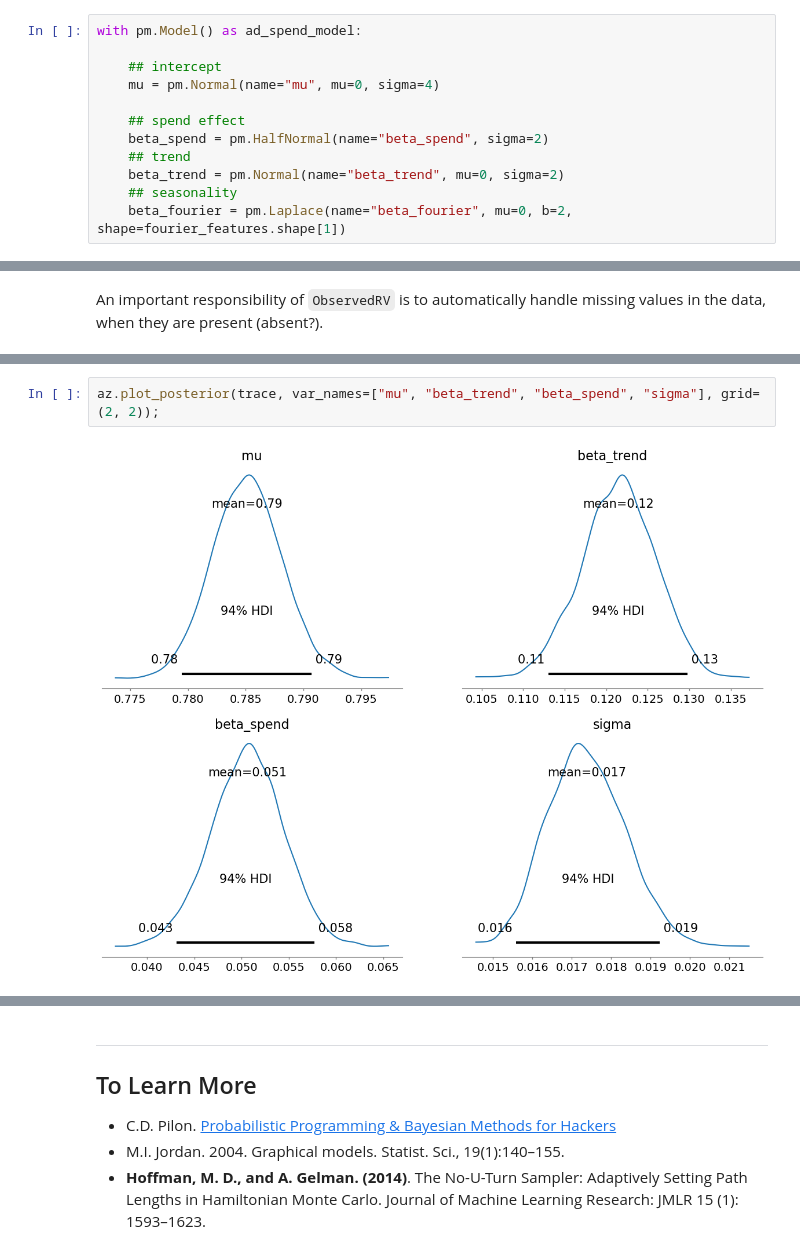
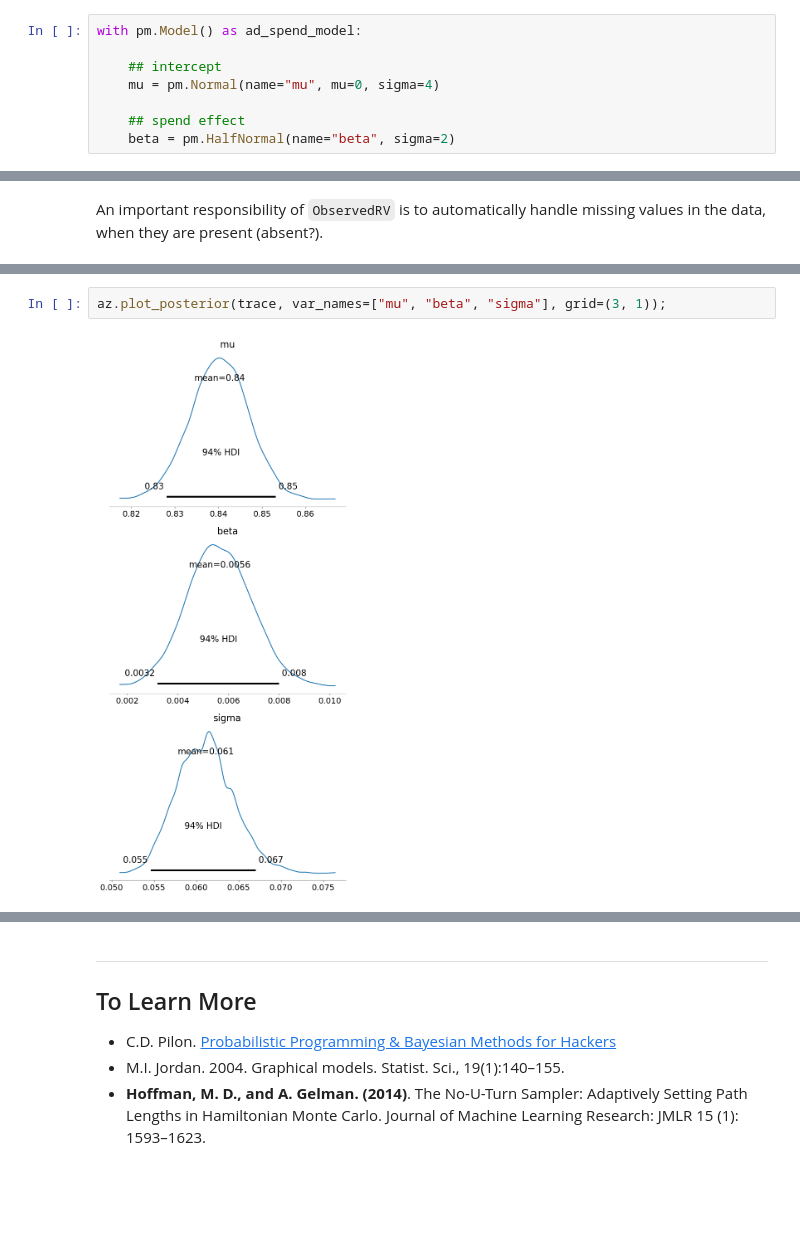
Before and after one commit to fonnesbeck/bayes_pydata_london_2024, a Jupyter notebook: pymc_intro.ipynb, the cells around one changed output, grey strips where cells are left out. Drawn from its saved outputs; the diff is of its cells as text; blank space fills up the shorter version.

```diff
--- a/pymc_intro.ipynb
+++ b/pymc_intro.ipynb
@@ -181,11 +121,7 @@ with pm.Model() as ad_spend_model:
     mu = pm.Normal(name="mu", mu=0, sigma=4)
 
     ## spend effect
-    beta_spend = pm.HalfNormal(name="beta_spend", sigma=2)
-    ## trend
-    beta_trend = pm.Normal(name="beta_trend", mu=0, sigma=2)
-    ## seasonality
-    beta_fourier = pm.Laplace(name="beta_fourier", mu=0, b=2, shape=fourier_features.shape[1])
+    beta = pm.HalfNormal(name="beta", sigma=2)
 # %% [markdown]
 We have done two things here. First, we have created a `Model` object; a `Model` is a Python object that encapsulates all of the variables that comprise our theoretical model, keeping them in a single container so that they may be used as a unit. After a `Model` is created, we can populate it with all of the model components that we specified when we wrote the model down.
 
@@ -383,7 +302,7 @@ Sampling 4 chains for 1_000 tune and 1_000 draw iterations (4_000 + 4_000 draws
 # %%
-az.plot_posterior(trace, var_names=["mu", "beta_trend", "beta_spend", "sigma"], grid=(2, 2));
+az.plot_posterior(trace, var_names=["mu", "beta", "sigma"], grid=(3, 1));
 # %% [output]
-[figure, old version]
+[figure, new version]
 # %%
 palette = "viridis_r"
 cmap = plt.get_cmap(palette)
```
Also changed, not shown: parts of 27 cells of this notebook.
